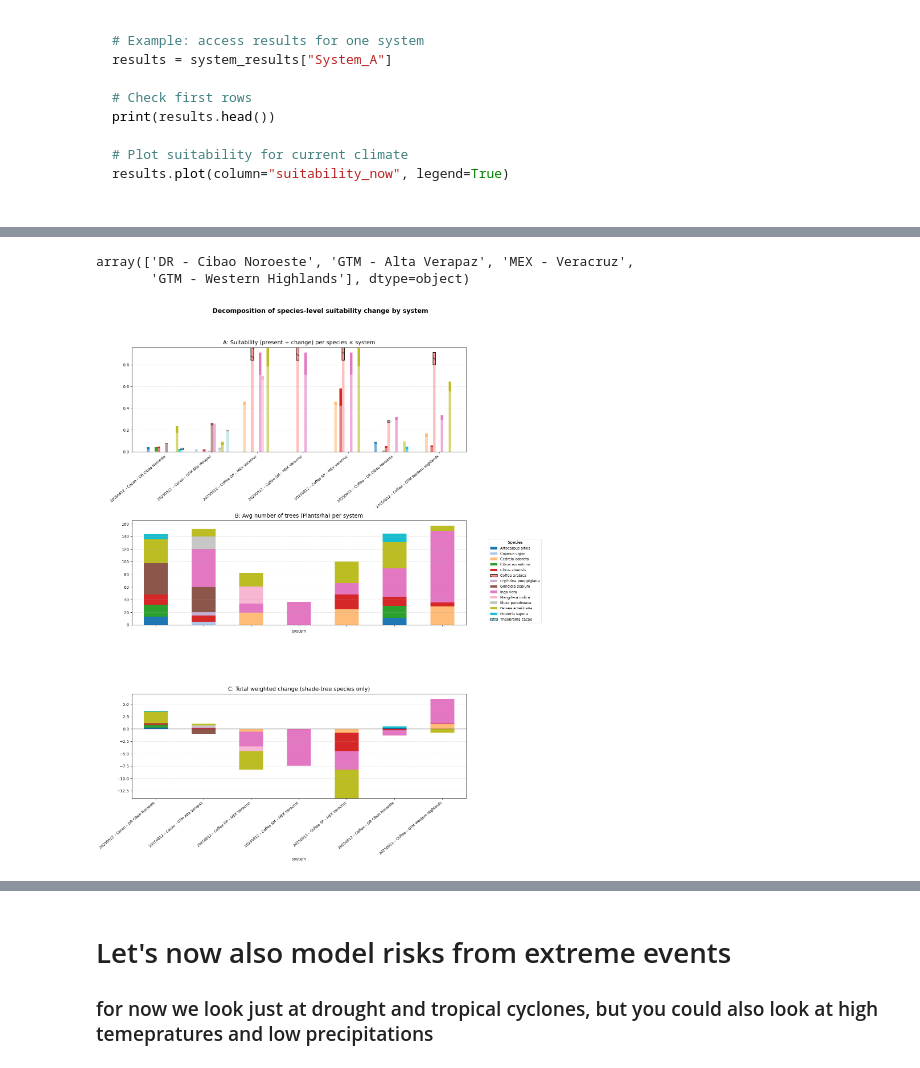
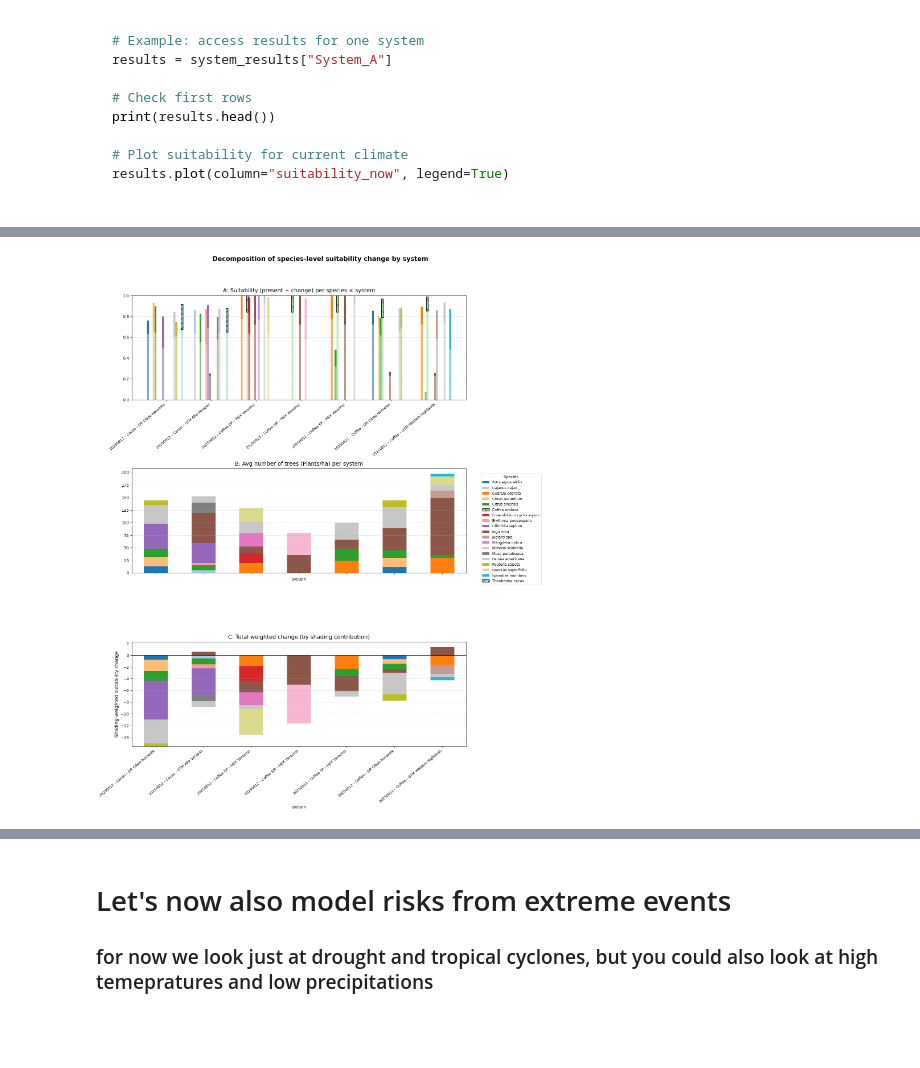
Before and after one commit to zeliest/biofincas_climate_risk, a Jupyter notebook: risk_agroforest.ipynb, the cells around one changed output, grey strips where cells are left out. Saved outputs shown, nothing was run; the diff lists cells and outputs as text; code cells hidden in the pictures; blank space fills up the shorter version.

```diff
--- a/risk_agroforest.ipynb
+++ b/risk_agroforest.ipynb
@@ -616,8 +583,3 @@ df_all_systems[(df_all_systems.Region=='DR - Cibao Noroeste')&(df_all_systems.Sy
-# %%
-df_all_systems.Region.unique()
-# %% [output]
-array(['DR - Cibao Noroeste', 'GTM - Alta Verapaz', 'MEX - Veracruz',
-       'GTM - Western Highlands'], dtype=object)
 # %%
 import pandas as pd
 import matplotlib.pyplot as plt
@@ -637,6 +599,7 @@ df_all_systems["suitability_change"] = (
 # =========================
 # 2) PANELS' DATA
 # =========================
+# Panel B: tree counts
 panel_b = (
     df_all_systems
     .groupby(["system", "species_clean"])["Plants/ha"]
@@ -644,6 +607,17 @@ panel_b = (
     .unstack(fill_value=0)
 )
 
+# Species-specific change in suitability
+species_changes = (
+    df_all_systems
+    .groupby(["system", "species_clean"])[["suitability_now", "suitability_future"]]
+    .mean()
+    .assign(Change=lambda d: d["suitability_future"] - d["suitability_now"])
+    .reset_index()
+    .pivot(index="system", columns="species_clean", values="Change")
+)
+
+# Panel A: raw suitability values
 panel_a_species = (
     df_all_systems
     .groupby(["system", "species_clean"])[["suitability_now", "suitability_future"]]
@@ -652,15 +626,15 @@ panel_a_species = (
     .reset_index()
 )
 
-species_changes = (
+# Panel C: weighted by shading contribution
+panel_shading = (
     df_all_systems
-    .groupby(["system", "species_clean"])[["suitability_now", "suitability_future"]]
+    .assign(shading_contribution=lambda d: d["Plants/ha"] * d["Per-tree shading (%)"] / 100.0)
+    .groupby(["system", "species_clean"])["shading_contribution"]
     .mean()
-    .assign(Change=lambda d: d["suitability_future"] - d["suitability_now"])
-    .reset_index()
-    .pivot(index="system", columns="species_clean", values="Change")
+    .unstack(fill_value=0)
 )
-panel_c = panel_b * species_changes
+panel_c = panel_shading * species_changes
 
 systems_order = panel_b.index.tolist()
 
@@ -703,10 +677,9 @@ bar_width = 0.8 / len(species_list)
 
 for i, sp in enumerate(species_list):
     sub = panel_a_species[panel_a_species["species_clean"] == sp].set_index("system")
-    sub = sub.reindex(systems)  # align order
+    sub = sub.reindex(systems)
     change = sub["suitability_future"] - sub["suitability_now"]
 
-    # plot 'now' as baseline
     axes[0].bar(
         [pos + i*bar_width for pos in x],
         sub["suitability_now"],
@@ -716,7 +689,6 @@ for i, sp in enumerate(species_list):
         alpha=0.6
     )
 
-    # plot only the difference stacked on top
     axes[0].bar(
         [pos + i*bar_width for pos in x],
         change,
@@ -736,8 +708,7 @@ axes[0].set_xticks([pos + bar_width*len(species_list)/2 for pos in x])
 axes[0].set_xticklabels(clean_labels, rotation=40, ha="right", fontsize=9)
 axes[0].grid(axis="y", linestyle="--", alpha=0.4)
 
-
-# --- Panel B (composition, no shading) ---
+# --- Panel B (composition by tree counts) ---
 panel_b.loc[systems_order, species_list].plot(
     kind="bar", stacked=True, ax=axes[1],
     color=[species_colors[sp] for sp in species_list], legend=False
@@ -747,46 +718,48 @@ axes[1].axhline(0, color="black", lw=0.8)
 axes[1].grid(axis="y", linestyle="--", alpha=0.4)
 axes[1].set_xticklabels([])
 
-# --- Panel C (weighted per-species change, no shading) ---
+# --- Panel C (weighted by shading contribution) ---
 panel_c.loc[systems_order, species_list].plot(
     kind="bar", stacked=True, ax=axes[2],
     color=[species_colors[sp] for sp in species_list], legend=False
 )
-axes[2].set_title("C: Total weighted change (shade-tree species only)", fontsize=14, pad=8)
+axes[2].set_title("C: Total weighted change (by shading contribution)", fontsize=14, pad=8)
 axes[2].axhline(0, color="black", lw=0.8)
 axes[2].grid(axis="y", linestyle="--", alpha=0.4)
 axes[2].set_xticks(range(len(clean_labels)))
 axes[2].set_xticklabels(clean_labels, rotation=40, ha="right", fontsize=9)
+axes[2].set_ylabel("Shading-weighted suitability change", fontsize=12)
 
-# --- Legend (species, with main crops hatched) ---
+# --- Legend ---
 legend_handles = []
 for sp in species_list:
     if sp in main_crops:
         hatch = "//" if sp == "Theobroma cacao" else "\\"
         handle = Patch(facecolor=species_colors[sp],
                        edgecolor="black",
                        hatch=hatch,
                        label=sp)
     else:
         handle = Patch(facecolor=species_colors[sp],
                        edgecolor="none",
                        label=sp)
     legend_handles.append(handle)
 
 fig.legend(
     handles=legend_handles,
     labels=species_list,
     title="Species",
     loc="center right",
     bbox_to_anchor=(0.985, 0.5),
     borderaxespad=0.0,
     fontsize=9
 )
 
-fig.suptitle("Decomposition of species-level suitability change by system", fontsize=16, weight="bold")
+fig.suptitle("Decomposition of species-level suitability change by system",
+             fontsize=16, weight="bold")
 
 plt.tight_layout(rect=[0, 0, 0.83, 0.95])
 plt.show()
 # %% [output]
-[figure, old version]
+[figure, new version]
 # %%
```
Also changed, not shown: parts of 20 cells of this notebook, 14 other files.
